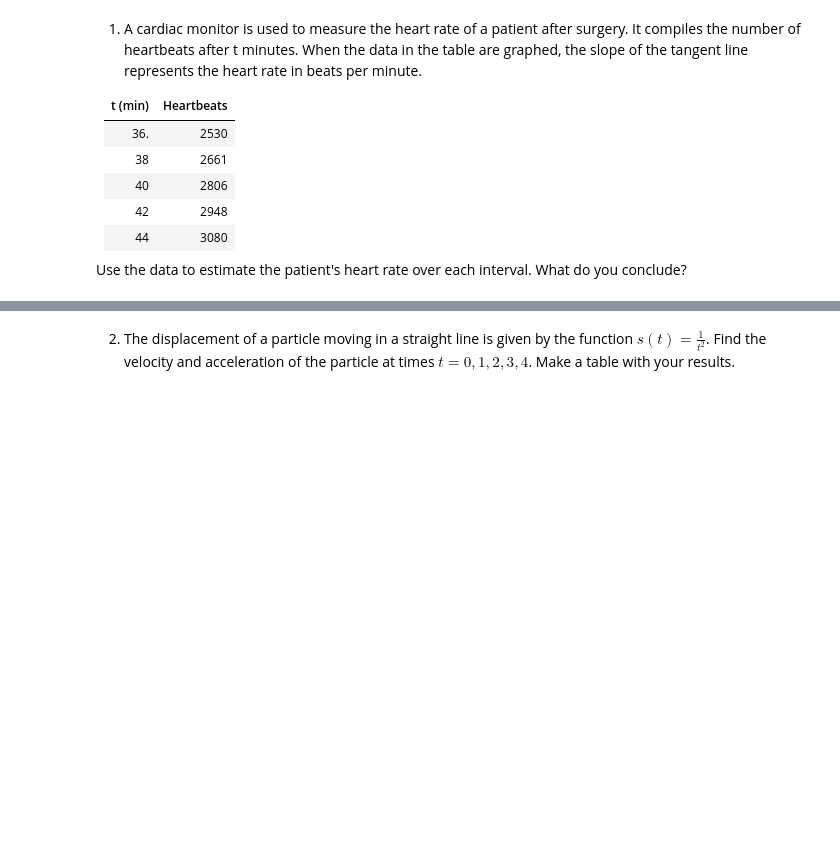
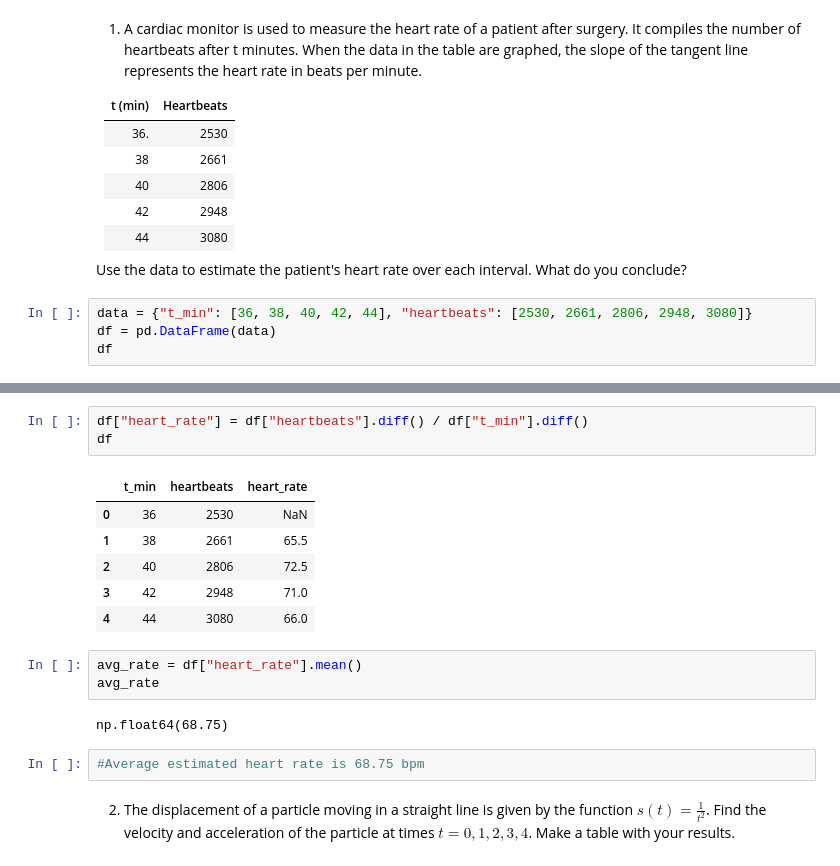
Before and after one commit to josepeon/calculus_parsons, a Jupyter notebook: calc_optimization_and_review_homework.ipynb, the cells around one changed output, grey strips where cells are left out. Drawn from its saved outputs; the diff is of its cells as text; blank space fills up the shorter version.

```diff
--- a/calc_optimization_and_review_homework.ipynb
+++ b/calc_optimization_and_review_homework.ipynb
@@ -20,3 +20,7 @@ tangent line represents the heart rate in beats per minute.
 | 44 | 3080 |
 
 Use the data to estimate the patient's heart rate over each interval.  What do you conclude?
+# %%
+data = {"t_min": [36, 38, 40, 42, 44], "heartbeats": [2530, 2661, 2806, 2948, 3080]}
+df = pd.DataFrame(data)
+df
@@ -23,3 +34,20 @@ Use the data to estimate the patient's heart rate over each interval.  What do y
+# %%
+df["heart_rate"] = df["heartbeats"].diff() / df["t_min"].diff()
+df
+# %% [output]
+|  | t_min | heartbeats | heart_rate |
+| 0 | 36 | 2530 | NaN |
+| 1 | 38 | 2661 | 65.5 |
+| 2 | 40 | 2806 | 72.5 |
+| 3 | 42 | 2948 | 71.0 |
+| 4 | 44 | 3080 | 66.0 |
+# %%
+avg_rate = df["heart_rate"].mean()
+avg_rate
+# %% [output]
+np.float64(68.75)
+# %%
+#Average estimated heart rate is 68.75 bpm
 # %% [markdown]
 2. The displacement of a particle moving in a straight line is given by the function $s(t) = \frac{1}{t^2}$. Find the velocity and acceleration of the particle at times $t = 0, 1, 2, 3, 4$.  Make a table with your results.
 # %% [markdown]
```
Also changed, not shown: parts of 1 cell of this notebook.
